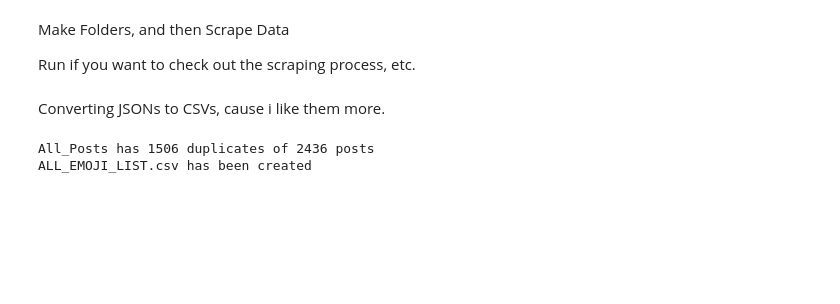
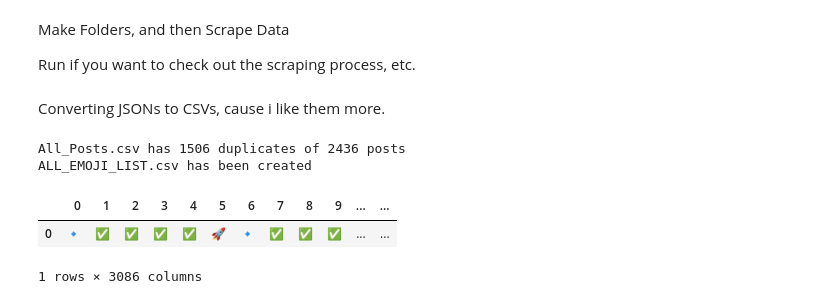
Before and after one commit to AWDameron/DA_Capstone, a Jupyter notebook: main.ipynb, the cells around one changed output. Saved outputs shown, nothing was run; the diff lists cells and outputs as text; code cells hidden in the pictures; blank space fills up the shorter version.

```diff
--- a/main.ipynb
+++ b/main.ipynb
@@ -57,8 +58,16 @@ c_m.CSV_duplicate_finder(['job tips'],'cleaned_job_tips')
 # %%
 ## We want to pull the emojis from all NON DUPLICATED posts ##
 
-post_list = c_m.CSV_duplicate_finder(c_l.csv_list,'All_Posts')
+post_list = c_m.CSV_duplicate_finder(c_l.csv_list,'All_Posts.csv')
 c_m.emoji_organizer(post_list,"ALL_EMOJI_LIST")
 # %% [output]
-All_Posts has 1506 duplicates of 2436 posts
+All_Posts.csv has 1506 duplicates of 2436 posts
 ALL_EMOJI_LIST.csv has been created
+# %%
+df = pd.read_csv('Data_CSV/ALL_EMOJI_LIST.csv',header=None)
+
+df.head()
+# %% [output]
+|  | 0 | 1 | 2 | 3 | 4 | 5 | 6 | 7 | 8 | 9 | ... | ... |
+| 0 | 🔹 | ✅ | ✅ | ✅ | ✅ | 🚀 | 🔹 | ✅ | ✅ | ✅ | ... | ... |
+1 rows × 3086 columns
```
Also changed, not shown: parts of 4 cells of this notebook, 21 other files.
